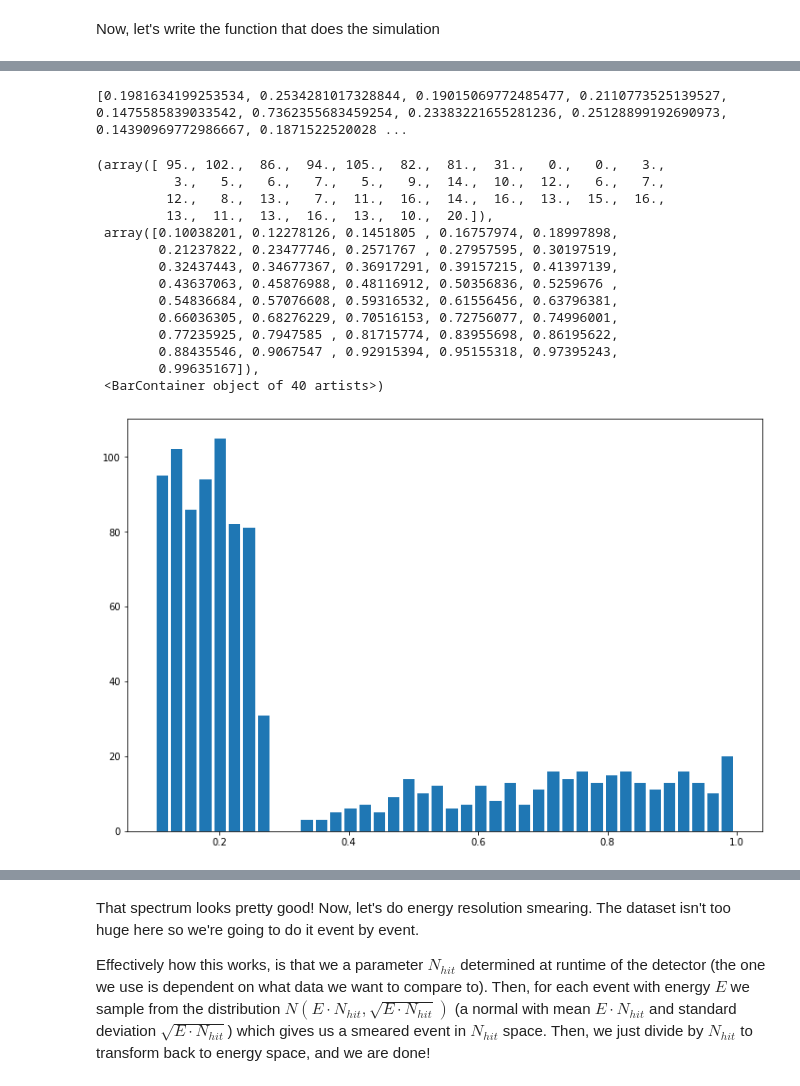
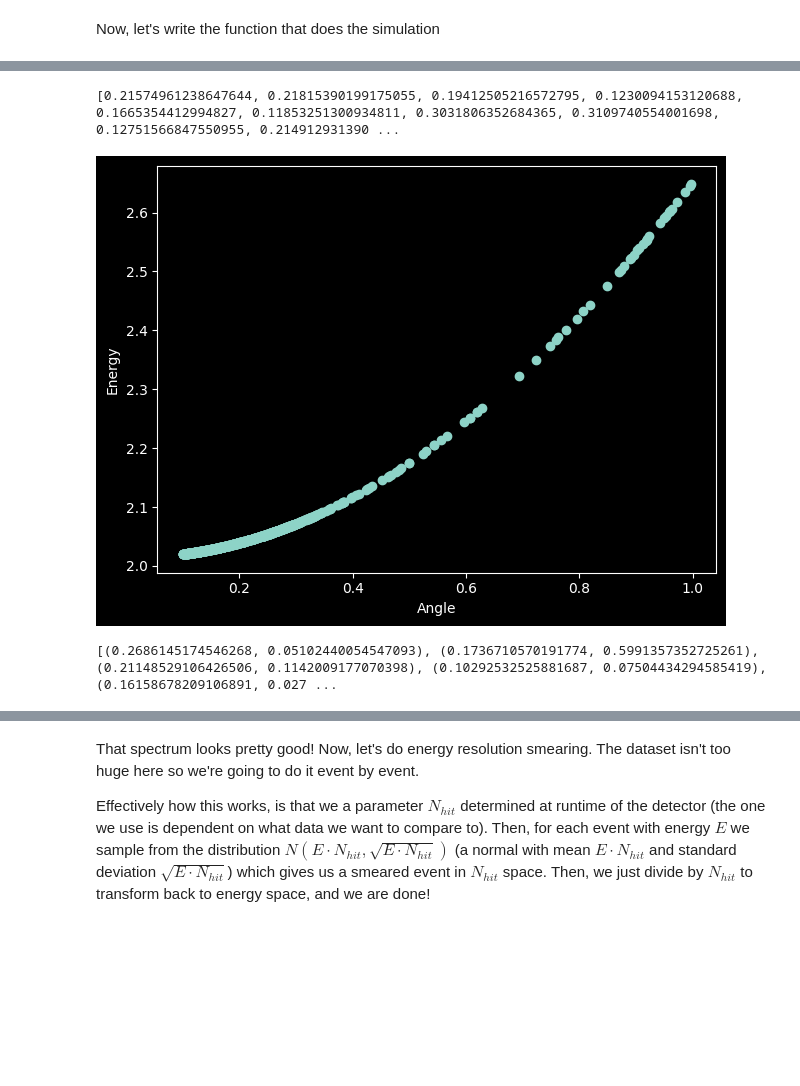
Before and after one commit to ddrobner/scatteringsim, a Jupyter notebook: scatteringsim.ipynb, the cells around one changed output, grey strips where cells are left out. Saved outputs shown, nothing was run; the diff lists cells and outputs as text; code cells hidden in the pictures; blank space fills up the shorter version.

```diff
--- a/scatteringsim.ipynb
+++ b/scatteringsim.ipynb
@@ -454,13 +413,15 @@ def gen_alpha_path(e_0, epsilon=0.1, stepsize=0.001) -> list:
         e_i = e_i - stp_interp(e_i)*stepsize
     return alpha_path
 # %%
-s_et_xrange = np.linspace(0.1, 0.2, 100)
+s_et_xrange = np.linspace(0.1, 1, 100)
 t_e = [energy_transfer(8, i)[1] for i in s_et_xrange]
+plt.style.use('dark_background')
 plt.scatter(s_et_xrange, t_e)
 plt.xlabel("Scattering Angle (rad)")
 plt.ylabel("Proton Energy (MeV)")
 plt.title("Energy Transferred to Proton vs. Scattering Angle")
 plt.tight_layout()
-plt.savefig("etransfer_negative_soln.jpg")
+#plt.savefig("etransfer_negative_soln.jpg")
 plt.show()
+plt.style.use('default')
 # %% [output]
@@ -468,25 +429,18 @@ plt.show()
 # %%
 s_angles = [scattering_angle(8) for i in range(1000)]
 print(s_angles)
-counts, bins = np.histogram(s_angles, bins=40)
-plt.hist(bins[:-1], bins, weights=counts, rwidth=0.8)
+e_t_sa = [energy_transfer(8, s)[1] for s in s_angles]
+#counts, bins = np.histogram(e_t_sa, bins=40)
+#plt.hist(bins[:-1], bins, weights=counts, rwidth=0.8)
+plt.style.use('dark_background')
+plt.scatter(s_angles, e_t_sa)
+plt.xlabel("Angle")
+plt.ylabel("Energy")
+plt.tight_layout()
+plt.style.use('default')
 # %% [output]
-[0.1981634199253534, 0.2534281017328844, 0.19015069772485477, 0.2110773525139527, 0.1475585839033542, 0.7362355683459254, 0.23383221655281236, 0.25128899192690973, 0.14390969772986667, 0.1871522520028 ...
+[0.21574961238647644, 0.21815390199175055, 0.19412505216572795, 0.1230094153120688, 0.1665354412994827, 0.11853251300934811, 0.3031806352684365, 0.3109740554001698, 0.12751566847550955, 0.214912931390 ...
-(array([ 95., 102.,  86.,  94., 105.,  82.,  81.,  31.,   0.,   0.,   3.,
-          3.,   5.,   6.,   7.,   5.,   9.,  14.,  10.,  12.,   6.,   7.,
-         12.,   8.,  13.,   7.,  11.,  16.,  14.,  16.,  13.,  15.,  16.,
-         13.,  11.,  13.,  16.,  13.,  10.,  20.]),
- array([0.10038201, 0.12278126, 0.1451805 , 0.16757974, 0.18997898,
-        0.21237822, 0.23477746, 0.2571767 , 0.27957595, 0.30197519,
-        0.32437443, 0.34677367, 0.36917291, 0.39157215, 0.41397139,
-        0.43637063, 0.45876988, 0.48116912, 0.50356836, 0.5259676 ,
-        0.54836684, 0.57076608, 0.59316532, 0.61556456, 0.63796381,
-        0.66036305, 0.68276229, 0.70516153, 0.72756077, 0.74996001,
-        0.77235925, 0.7947585 , 0.81715774, 0.83955698, 0.86195622,
-        0.88435546, 0.9067547 , 0.92915394, 0.95155318, 0.97395243,
-        0.99635167]),
- <BarContainer object of 40 artists>)
-[figure, old version]
+[figure, new version]
 # %%
 # ok, now let's write a loop to process a lot of particles
 # using one on each thread to speed things up
@@ -519,4 +473,8 @@ sim_data = start_sim(8, 5000, nbins=50, stepsize=1E-6)
 e_angles = []
 for k in sim_data:
     e_angles.extend(k[2])
+# %%
+print(e_angles)
+# %% [output]
+[(0.2686145174546268, 0.05102440054547093), (0.1736710570191774, 0.5991357352725261), (0.21148529106426506, 0.1142009177070398), (0.10292532525881687, 0.07504434294585419), (0.16158678209106891, 0.027 ...
 # %%
```
Also changed, not shown: parts of 17 cells of this notebook, 1 other file.
